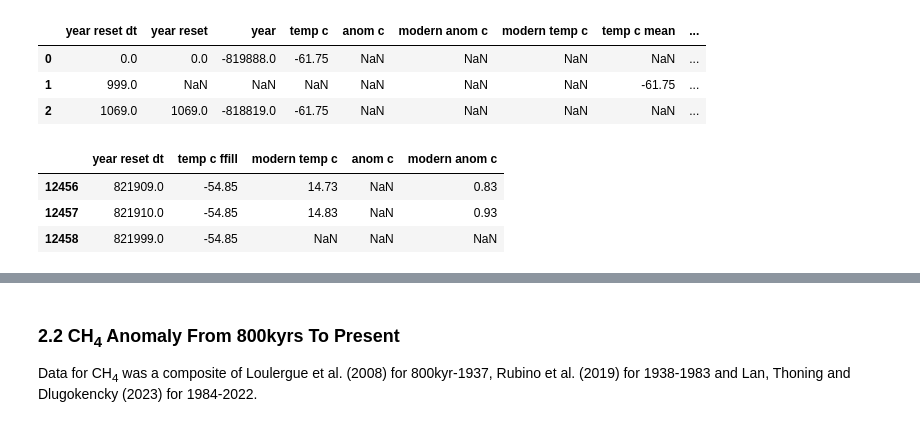
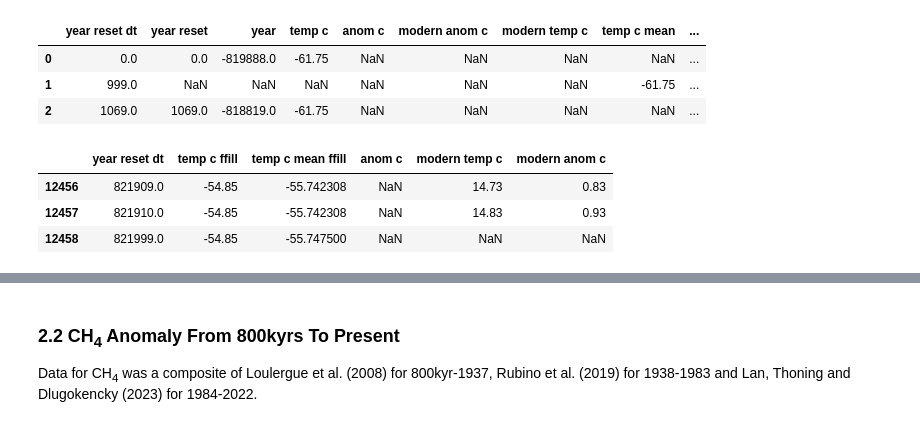
Before and after one commit to nurbujang/2progdaw23, a Jupyter notebook: project2.ipynb, the cells around one changed output, grey strips where cells are left out. Cells and saved outputs as stored; diff of their text form; code cells hidden in the pictures.

Commit message:
all dataframe, sort year reset dt

```diff
--- a/project2.ipynb
+++ b/project2.ipynb
@@ -475,8 +502,8 @@ df_temp_preall_0_2.head(3)
 | 1 | -818819 | -61.75 | NaN | NaN | NaN | 1069 |
 | 2 | -817750 | -61.85 | NaN | NaN | NaN | 2138 |
 # %%
-df_temp_preall_0_2.set_index('year reset', inplace=True)
-df_temp_preall_0_2.head(3)
+df_temp_all_0_2.set_index('year reset', inplace=True) # set 'year reset' as index
+df_temp_all_0_2.head(3)
 # %% [output]
 |  | year | temp c | anom c | modern anom c | modern temp c |
 | year reset |  |  |  |  |  |
@@ -496,9 +523,9 @@ df.head(3)
 | 1 | 1069 | -818819 | -61.75 | NaN | NaN | NaN |
 | 2 | 2138 | -817750 | -61.85 | NaN | NaN | NaN |
 # %%
-df['year reset dt'] = df['year reset'].apply(lambda x: pd.Period(year=x, freq='Y'))
-df.set_index('year reset dt', inplace=True, drop=True)
-df.head(3)
+df_temp_all_0_2['year reset dt'] = df_temp_all_0_2['year reset'].apply(lambda x: pd.Period(year=x, freq='Y'))
+df_temp_all_0_2.set_index('year reset dt', inplace=True, drop=True)
+df_temp_all_0_2.head(3)
 # %% [output]
 |  | year reset | year | temp c | anom c | modern anom c | modern temp c |
 | year reset dt |  |  |  |  |  |  |
@@ -510,10 +537,10 @@ df.plot.scatter(x='year reset', y='temp c',figsize=(15,5));
 # %% [output]
 [figure]
 # %%
-resampled = df.resample('1000Y')['temp c'].mean().to_frame(name='temp c mean')
-resampled.index = resampled.index.asfreq(df.index.freq)
+resampled = df_temp_all_0_2.resample('1000Y')['temp c'].mean().to_frame(name='temp c mean')
+resampled.index = resampled.index.asfreq(df_temp_all_0_2.index.freq)
 # %%
-df_with_mean = df.merge(resampled, left_index=True, right_index=True, how='outer')
+df_with_mean = df_temp_all_0_2.merge(resampled, left_index=True, right_index=True, how='outer')
 df_with_mean['cal anom c'] = df_with_mean['temp c'] - df_with_mean['temp c mean']
 df_with_mean['temp c ffill'] = df_with_mean['temp c'].ffill(axis=0)
 df_with_mean['temp c mean ffill'] = df_with_mean['temp c mean'].ffill(axis=0)
@@ -576,13 +603,10 @@ df_with_mean.head(3)
 | 1 | 999.0 | NaN | NaN | NaN | NaN | NaN | NaN | -61.75 | ... |
 | 2 | 1069.0 | 1069.0 | -818819.0 | -61.75 | NaN | NaN | NaN | NaN | ... |
 # %%
-df_temp_all = [df_with_mean[['year reset dt','temp c ffill', 'modern temp c', 'anom c', 'modern anom c']],
-               ]
-df_temp_all[0].tail(3)
-
-# merge modern temp c to temp c ffill, modern anom c to anom c
+df_temp_allwm = df_with_mean[['year reset dt','temp c ffill', 'temp c mean ffill', 'anom c', 'modern temp c', 'modern anom c']].copy()
+df_temp_allwm.tail(3)
 # %% [output]
-|  | year reset dt | temp c ffill | modern temp c | anom c | modern anom c |
-| 12456 | 821909.0 | -54.85 | 14.73 | NaN | 0.83 |
-| 12457 | 821910.0 | -54.85 | 14.83 | NaN | 0.93 |
-| 12458 | 821999.0 | -54.85 | NaN | NaN | NaN |
+|  | year reset dt | temp c ffill | temp c mean ffill | anom c | modern temp c | modern anom c |
+| 12456 | 821909.0 | -54.85 | -55.742308 | NaN | 14.73 | 0.83 |
+| 12457 | 821910.0 | -54.85 | -55.742308 | NaN | 14.83 | 0.93 |
+| 12458 | 821999.0 | -54.85 | -55.747500 | NaN | NaN | NaN |
```
Also changed, not shown: parts of 91 cells of this notebook, 2 other files.
